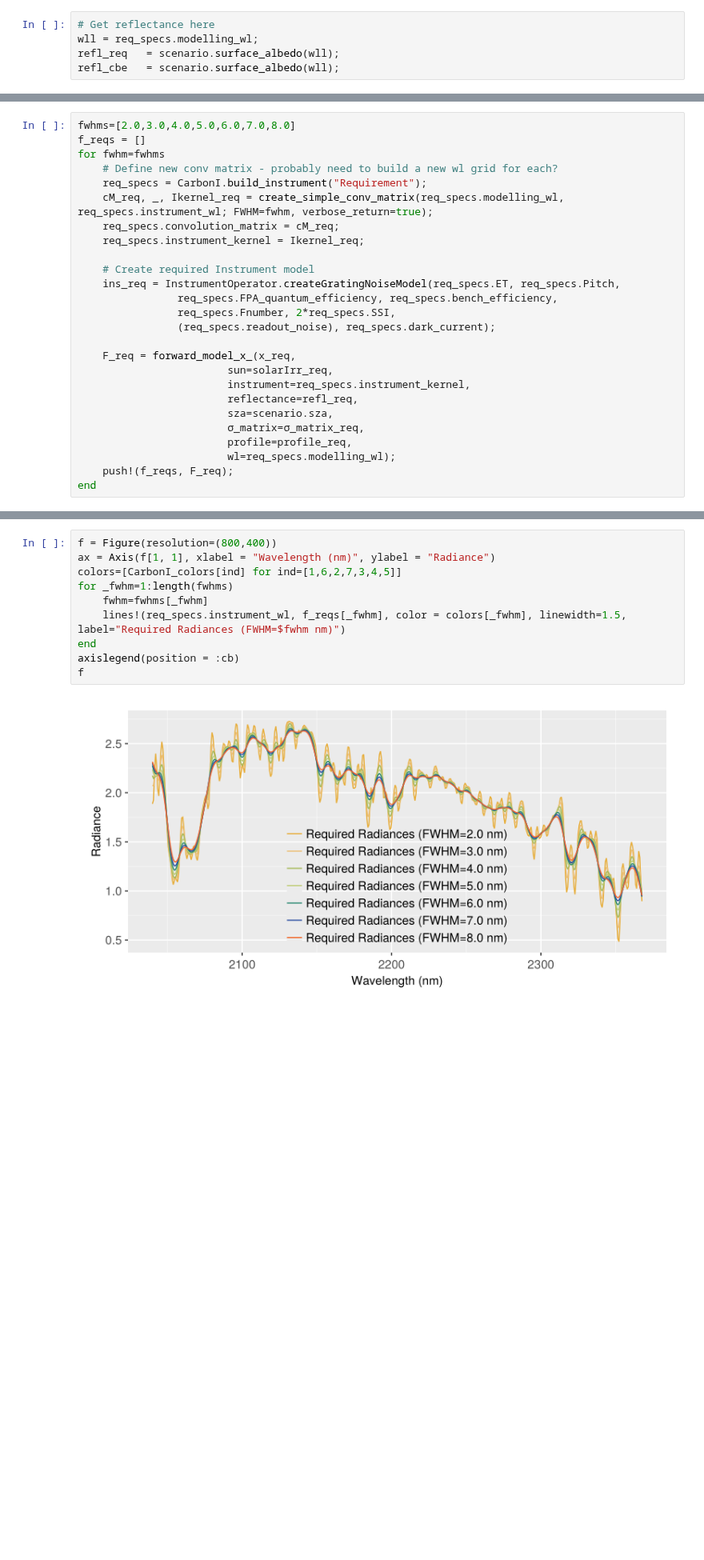
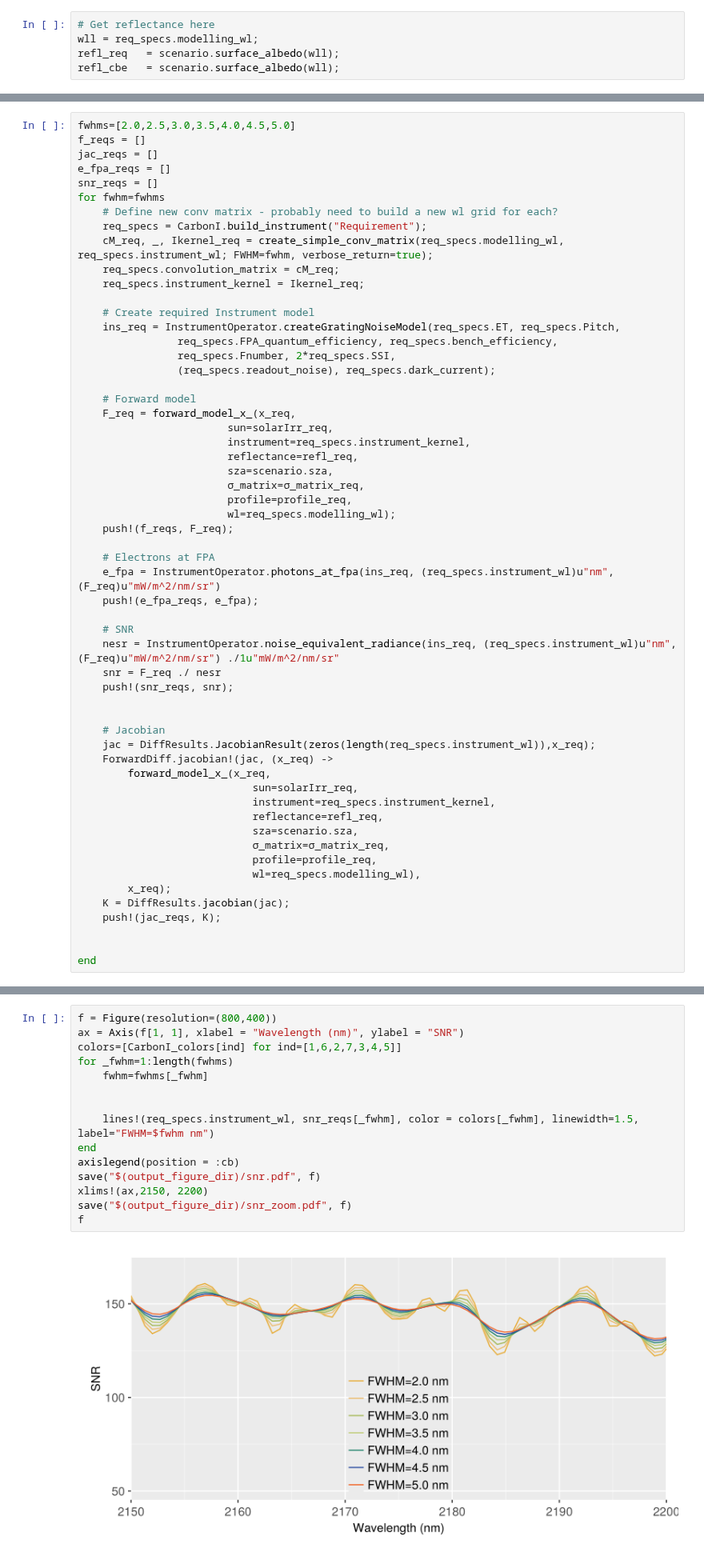
Before and after one commit to Carbon-I/CarbonI, a Jupyter notebook: src/notebooks/fwhm_sensitivity.ipynb, the cells around one changed output, grey strips where cells are left out. Shown at 80% size. Cells and saved outputs as stored; diff of their text form; blank space fills up the shorter version.

Commit message:
fwhm sensitivity updates

```diff
--- a/src/notebooks/fwhm_sensitivity.ipynb
+++ b/src/notebooks/fwhm_sensitivity.ipynb
@@ -150,6 +169,9 @@ F_cbe = forward_model_x_(x_cbe,
 # %%
-fwhms=[2.0,3.0,4.0,5.0,6.0,7.0,8.0]
+fwhms=[2.0,2.5,3.0,3.5,4.0,4.5,5.0]
 f_reqs = []
+jac_reqs = []
+e_fpa_reqs = []
+snr_reqs = []
 for fwhm=fwhms
     # Define new conv matrix - probably need to build a new wl grid for each?
     req_specs = CarbonI.build_instrument("Requirement");
@@ -163,6 +185,7 @@ for fwhm=fwhms
 		        req_specs.Fnumber, 2*req_specs.SSI,
 		        (req_specs.readout_noise), req_specs.dark_current);
 
+    # Forward model
     F_req = forward_model_x_(x_req,
                         sun=solarIrr_req,
                         instrument=req_specs.instrument_kernel,
@@ -172,4 +195,31 @@ for fwhm=fwhms
                         profile=profile_req,
                         wl=req_specs.modelling_wl);
     push!(f_reqs, F_req);
+
+    # Electrons at FPA
+    e_fpa = InstrumentOperator.photons_at_fpa(ins_req, (req_specs.instrument_wl)u"nm", (F_req)u"mW/m^2/nm/sr")
+    push!(e_fpa_reqs, e_fpa);
+
+    # SNR
+    nesr = InstrumentOperator.noise_equivalent_radiance(ins_req, (req_specs.instrument_wl)u"nm", (F_req)u"mW/m^2/nm/sr") ./1u"mW/m^2/nm/sr"
+    snr = F_req ./ nesr
+    push!(snr_reqs, snr);
+
+
+    # Jacobian
+    jac = DiffResults.JacobianResult(zeros(length(req_specs.instrument_wl)),x_req);
+    ForwardDiff.jacobian!(jac, (x_req) ->
+        forward_model_x_(x_req,
+                            sun=solarIrr_req,
+                            instrument=req_specs.instrument_kernel,
+                            reflectance=refl_req,
+                            sza=scenario.sza,
+                            σ_matrix=σ_matrix_req,
+                            profile=profile_req,
+                            wl=req_specs.modelling_wl),
+        x_req);
+    K = DiffResults.jacobian(jac);
+    push!(jac_reqs, K);
+
+
 end
@@ -176,12 +304,17 @@ end
 # %%
 f = Figure(resolution=(800,400))
-ax = Axis(f[1, 1], xlabel = "Wavelength (nm)", ylabel = "Radiance")
+ax = Axis(f[1, 1], xlabel = "Wavelength (nm)", ylabel = "SNR")
 colors=[CarbonI_colors[ind] for ind=[1,6,2,7,3,4,5]]
 for _fwhm=1:length(fwhms)
     fwhm=fwhms[_fwhm]
-    lines!(req_specs.instrument_wl, f_reqs[_fwhm], color = colors[_fwhm], linewidth=1.5, label="Required Radiances (FWHM=$fwhm nm)")
+
+
+    lines!(req_specs.instrument_wl, snr_reqs[_fwhm], color = colors[_fwhm], linewidth=1.5, label="FWHM=$fwhm nm")
 end
 axislegend(position = :cb)
+save("$(output_figure_dir)/snr.pdf", f)
+xlims!(ax,2150, 2200)
+save("$(output_figure_dir)/snr_zoom.pdf", f)
 f
 # %% [output]
-[figure, old version]
+[figure, new version]
```
Also changed, not shown: parts of 7 cells of this notebook.
